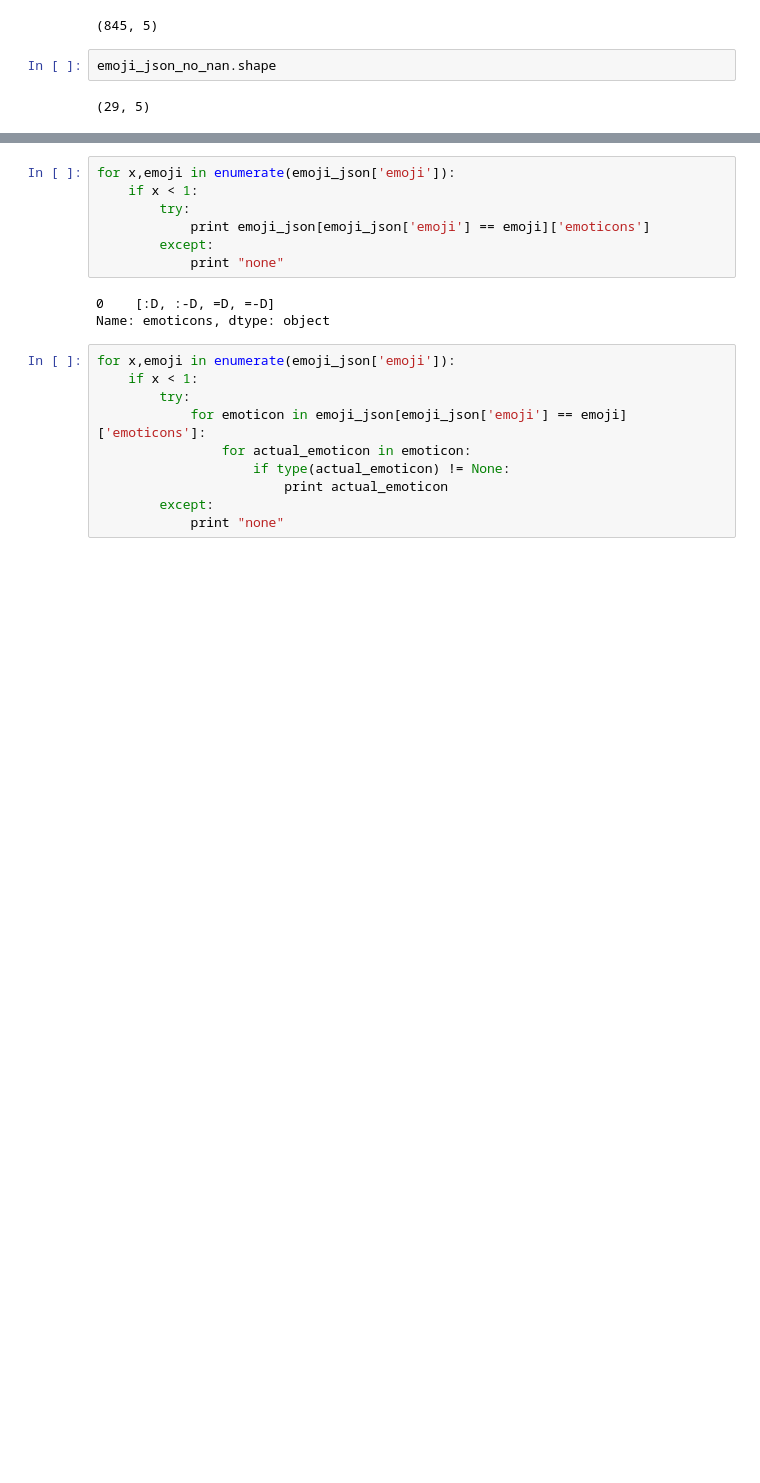
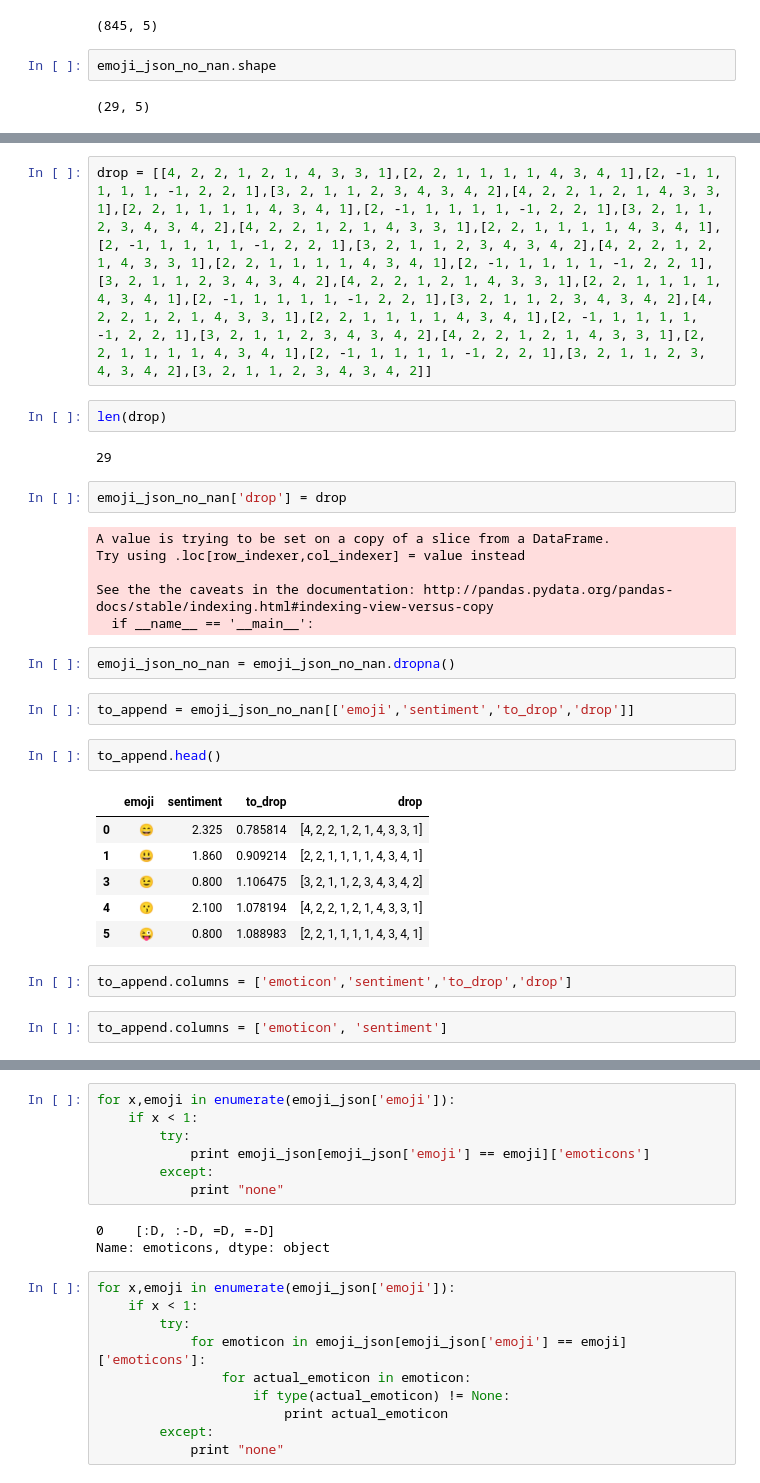
Before and after one commit to crangelsmith/Shryne_project, a Jupyter notebook: Shryne/sentiment_analysis/changing_smileys_to_puctuation.ipynb, the cells around one changed output, grey strips where cells are left out. Cells and saved outputs as stored; diff of their text form; blank space fills up the shorter version.

```diff
--- a/Shryne/sentiment_analysis/changing_smileys_to_puctuation.ipynb
+++ b/Shryne/sentiment_analysis/changing_smileys_to_puctuation.ipynb
@@ -98,0 +175,31 @@ Name: sentiment, dtype: float64
+# %%
+drop = [[4, 2, 2, 1, 2, 1, 4, 3, 3, 1],[2, 2, 1, 1, 1, 1, 4, 3, 4, 1],[2, -1, 1, 1, 1, 1, -1, 2, 2, 1],[3, 2, 1, 1, 2, 3, 4, 3, 4, 2],[4, 2, 2, 1, 2, 1, 4, 3, 3, 1],[2, 2, 1, 1, 1, 1, 4, 3, 4, 1],[2, -1, 1, 1, 1, 1, -1, 2, 2, 1],[3, 2, 1, 1, 2, 3, 4, 3, 4, 2],[4, 2, 2, 1, 2, 1, 4, 3, 3, 1],[2, 2, 1, 1, 1, 1, 4, 3, 4, 1],[2, -1, 1, 1, 1, 1, -1, 2, 2, 1],[3, 2, 1, 1, 2, 3, 4, 3, 4, 2],[4, 2, 2, 1, 2, 1, 4, 3, 3, 1],[2, 2, 1, 1, 1, 1, 4, 3, 4, 1],[2, -1, 1, 1, 1, 1, -1, 2, 2, 1],[3, 2, 1, 1, 2, 3, 4, 3, 4, 2],[4, 2, 2, 1, 2, 1, 4, 3, 3, 1],[2, 2, 1, 1, 1, 1, 4, 3, 4, 1],[2, -1, 1, 1, 1, 1, -1, 2, 2, 1],[3, 2, 1, 1, 2, 3, 4, 3, 4, 2],[4, 2, 2, 1, 2, 1, 4, 3, 3, 1],[2, 2, 1, 1, 1, 1, 4, 3, 4, 1],[2, -1, 1, 1, 1, 1, -1, 2, 2, 1],[3, 2, 1, 1, 2, 3, 4, 3, 4, 2],[4, 2, 2, 1, 2, 1, 4, 3, 3, 1],[2, 2, 1, 1, 1, 1, 4, 3, 4, 1],[2, -1, 1, 1, 1, 1, -1, 2, 2, 1],[3, 2, 1, 1, 2, 3, 4, 3, 4, 2],[3, 2, 1, 1, 2, 3, 4, 3, 4, 2]]
+# %%
+len(drop)
+# %% [output]
+29
+# %%
+emoji_json_no_nan['drop'] = drop
+# %% [output]
+A value is trying to be set on a copy of a slice from a DataFrame.
+Try using .loc[row_indexer,col_indexer] = value instead
+
+See the the caveats in the documentation: http://pandas.pydata.org/pandas-docs/stable/indexing.html#indexing-view-versus-copy
+  if __name__ == '__main__':
+# %%
+emoji_json_no_nan = emoji_json_no_nan.dropna()
+# %%
+to_append = emoji_json_no_nan[['emoji','sentiment','to_drop','drop']]
+# %%
+to_append.head()
+# %% [output]
+|  | emoji | sentiment | to_drop | drop |
+| 0 | 😄 | 2.325 | 0.785814 | [4, 2, 2, 1, 2, 1, 4, 3, 3, 1] |
+| 1 | 😃 | 1.860 | 0.909214 | [2, 2, 1, 1, 1, 1, 4, 3, 4, 1] |
+| 3 | 😉 | 0.800 | 1.106475 | [3, 2, 1, 1, 2, 3, 4, 3, 4, 2] |
+| 4 | 😗 | 2.100 | 1.078194 | [4, 2, 2, 1, 2, 1, 4, 3, 3, 1] |
+| 5 | 😜 | 0.800 | 1.088983 | [2, 2, 1, 1, 1, 1, 4, 3, 4, 1] |
+# %%
+to_append.columns = ['emoticon','sentiment','to_drop','drop']
+# %%
+to_append.columns = ['emoticon', 'sentiment']
```
Also changed, not shown: parts of 23 cells of this notebook.
